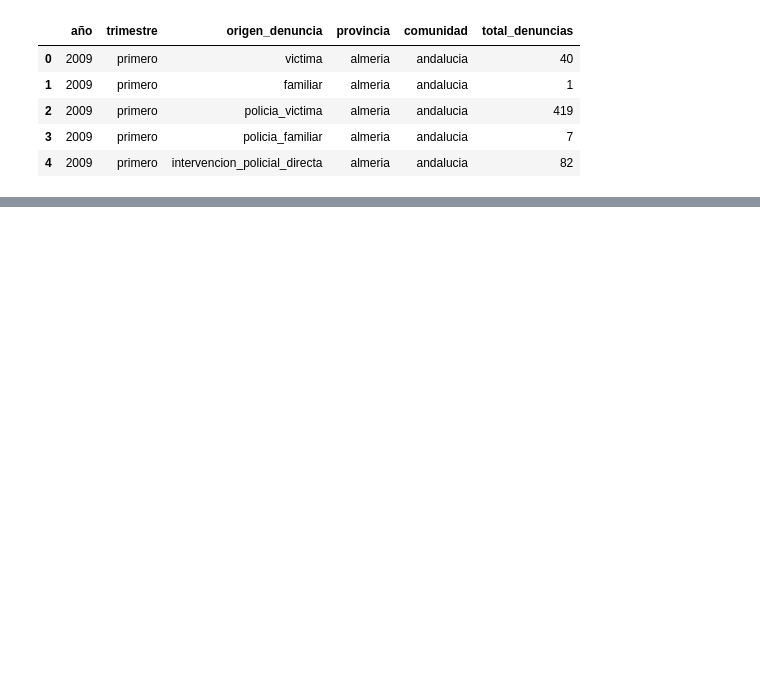
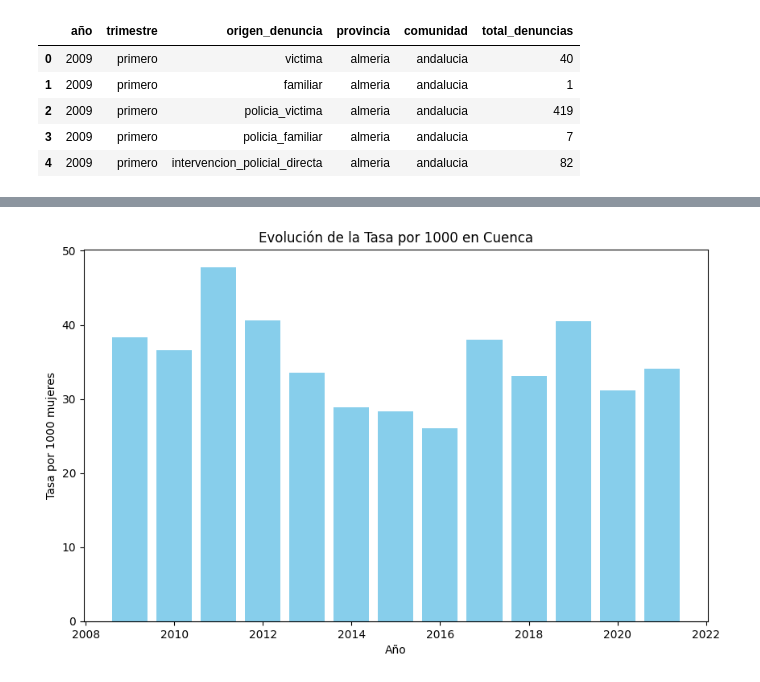
Before and after one commit to NoeRoson/Final_project, a Jupyter notebook: code/graficos.ipynb, the cells around one changed output, grey strips where cells are left out. Saved outputs shown, nothing was run; the diff lists cells and outputs as text; code cells hidden in the pictures; blank space fills up the shorter version.

```diff
--- a/code/graficos.ipynb
+++ b/code/graficos.ipynb
@@ -18,3 +18,5 @@ salud = pd.read_csv('../data_clean/ine/salud_mental.csv')
 paro = pd.read_csv('../data_clean/ine/tasa_actividad.csv')
 alcohol = pd.read_csv('../data_clean/ine/alcohol.csv')
 educ = pd.read_csv('../data_clean/ine/nivel_educativo.csv')
+total_prov = pd.read_csv('../data_clean/ine/total_prov.csv')
+total_ccaa = pd.read_csv('../data_clean/ine/total_ccaa.csv')
@@ -76,0 +45,4 @@ denu.describe(include='object').T
+# %%
+mujeres_prov = total_prov[total_prov['sexo'] == 'mujeres']
+mujeres_prov = mujeres_prov.sort_values(by=['año', 'provincia'])
+mujeres_prov
@@ -94,0 +72,3 @@ llam.head()
+# %%
+denu_filtrado = denu.groupby(['año', 'provincia'], as_index=False)['total_denuncias'].sum()
+denu_filtrado.head()
@@ -94,0 +82,12 @@ llam.head()
+# %%
+# Primero vamos a unir los df de denuncias y de poblacion total de mujeres:
+denu_combi = pd.merge(denu_filtrado, mujeres_prov, on=['año', 'provincia'], how='left')
+
+# Ahora vamos a obtener la tasa de denuncias por cada 1000 mujeres:
+denu_combi['tasa_por_1000'] = denu_combi['total_denuncias'] / denu_combi['total'] * 1000
+
+# Ahora filtramos para que coincidan los años y las provincias:
+denu_combi = denu_combi[denu_combi['año'] >= 2009][['año', 'provincia', 'total_denuncias', 'tasa_por_1000']]
+
+# Por último obtenemos la tasa de denuncias por mujeres (1 de cada x mujeres denunció por violencia de género):
+denu_combi['mujeres_por_denuncia'] = 1 / (denu_combi['tasa_por_1000'] / 1000)
@@ -94,0 +134,11 @@ llam.head()
+# %%
+cuenca_data = denu_combi[denu_combi['provincia'] == 'cuenca']
+
+plt.figure(figsize=(10, 6))
+plt.bar(cuenca_data['año'], cuenca_data['tasa_por_1000'], color='skyblue')
+plt.xlabel('Año')
+plt.ylabel('Tasa por 1000 mujeres')
+plt.title('Evolución de la Tasa por 1000 en Cuenca')
+plt.show()
+# %% [output]
+[figure, added]
```
Also changed, not shown: parts of 25 cells of this notebook, 4 other files.
